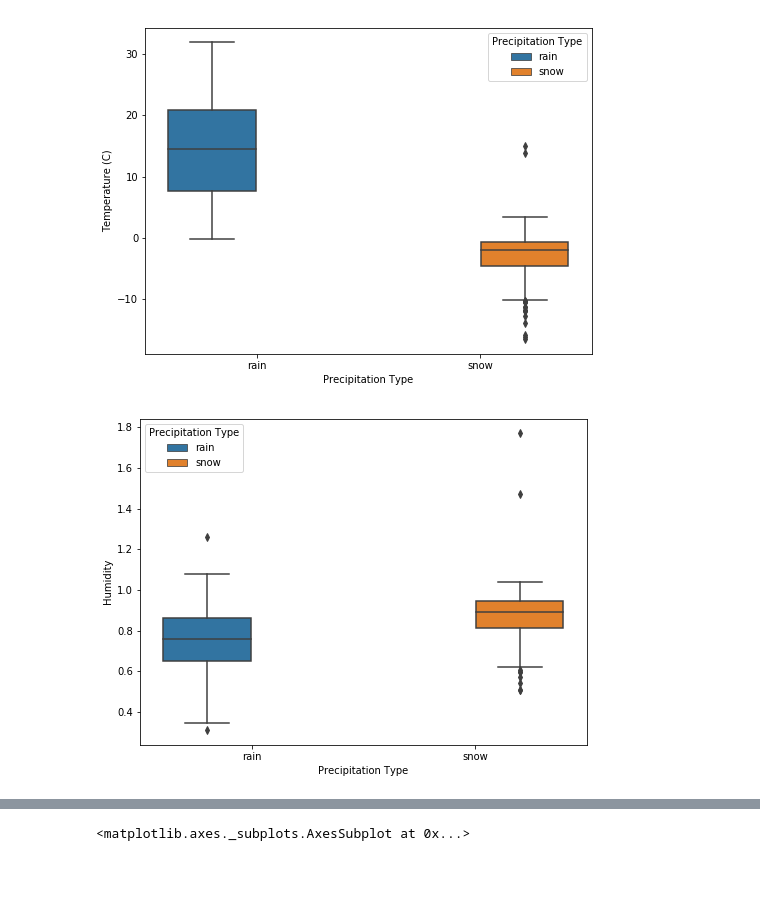
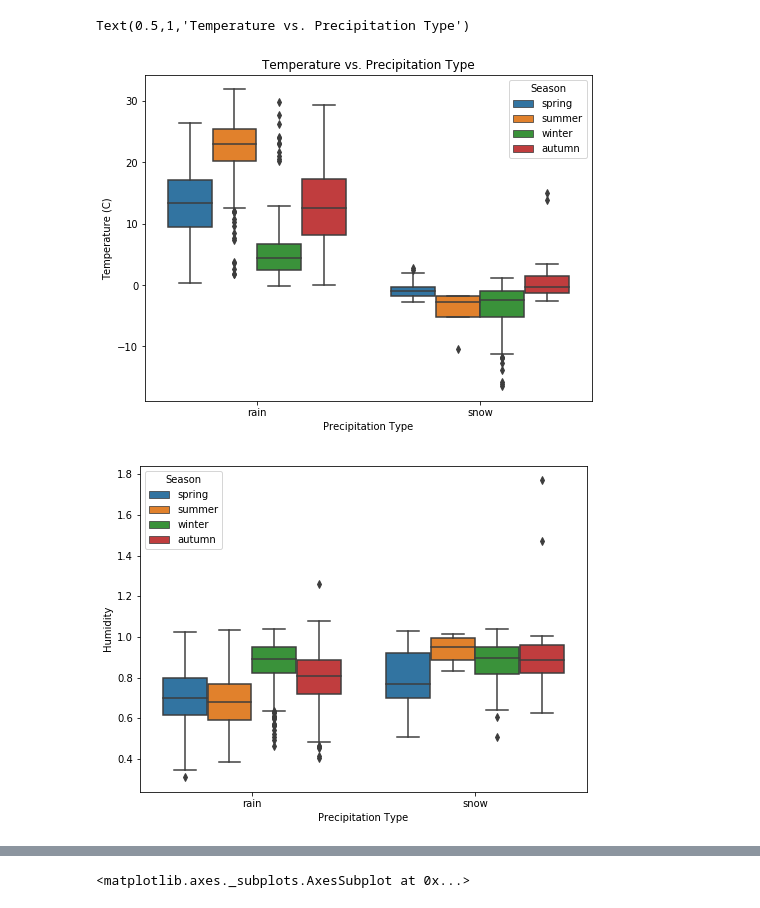
Before and after one commit to ColinChen1/ColinChen1.github.io, a Jupyter notebook: weather.ipynb, the cells around one changed output, grey strips where cells are left out. Saved outputs shown, nothing was run; the diff lists cells and outputs as text; code cells hidden in the pictures; blank space fills up the shorter version.

```diff
--- a/weather.ipynb
+++ b/weather.ipynb
@@ -138,10 +227,13 @@ Text(0.5,1,'Humidity over time')
 # %%
 plt.figure(figsize=(8,6,))
-temp_boxplot = sns.boxplot(x='Precipitation Type', y='Temperature (C)', hue='Precipitation Type', data=data)
+temp_boxplot = sns.boxplot(x='Precipitation Type', y='Temperature (C)', hue='Season', data=data)
+plt.title('Temperature vs. Precipitation Type')
 # %% [output]
+Text(0.5,1,'Temperature vs. Precipitation Type')
-[figure, old version]
+[figure, new version]
 # %%
 plt.figure(figsize=(8,6,))
-temp_boxplot = sns.boxplot(x='Precipitation Type', y='Humidity', hue='Precipitation Type', data=data)
+temp_boxplot = sns.boxplot(x='Precipitation Type', y='Humidity', hue='Season', data=data)
+plt.title('Humidity vs. Precipitation')
 # %% [output]
-[figure, old version]
+[figure, new version]
```
Also changed, not shown: parts of 24 cells of this notebook, 4 other files.
